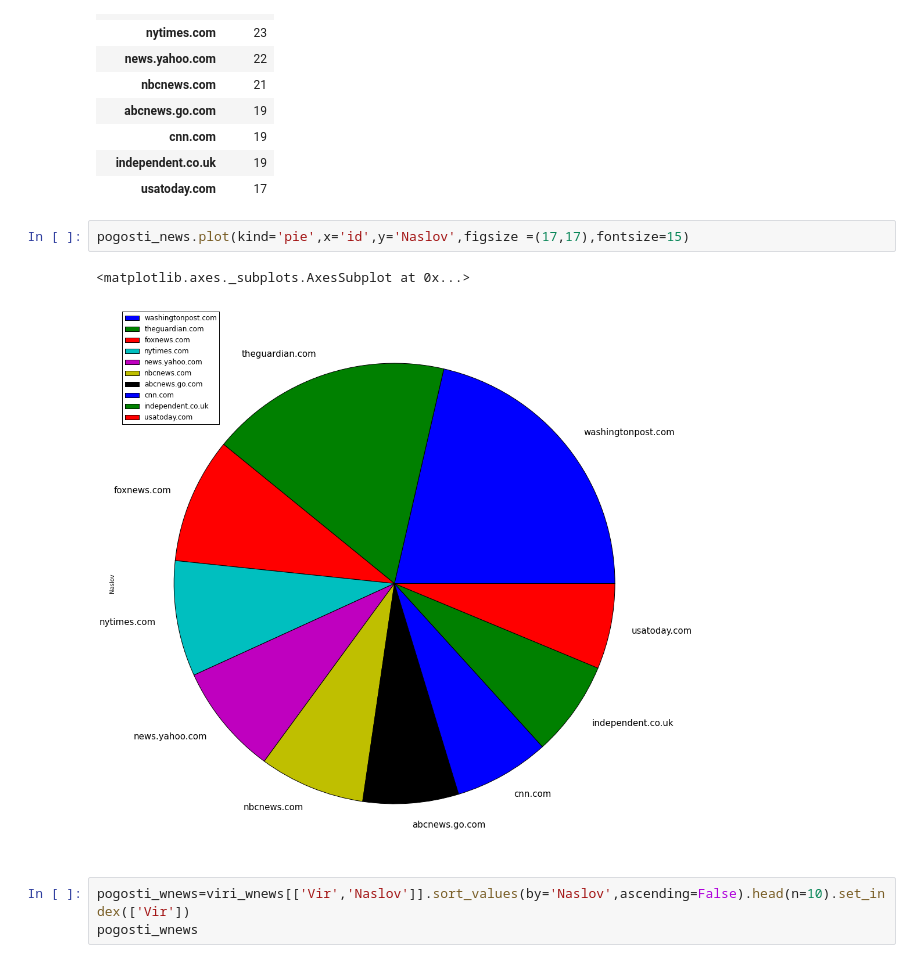
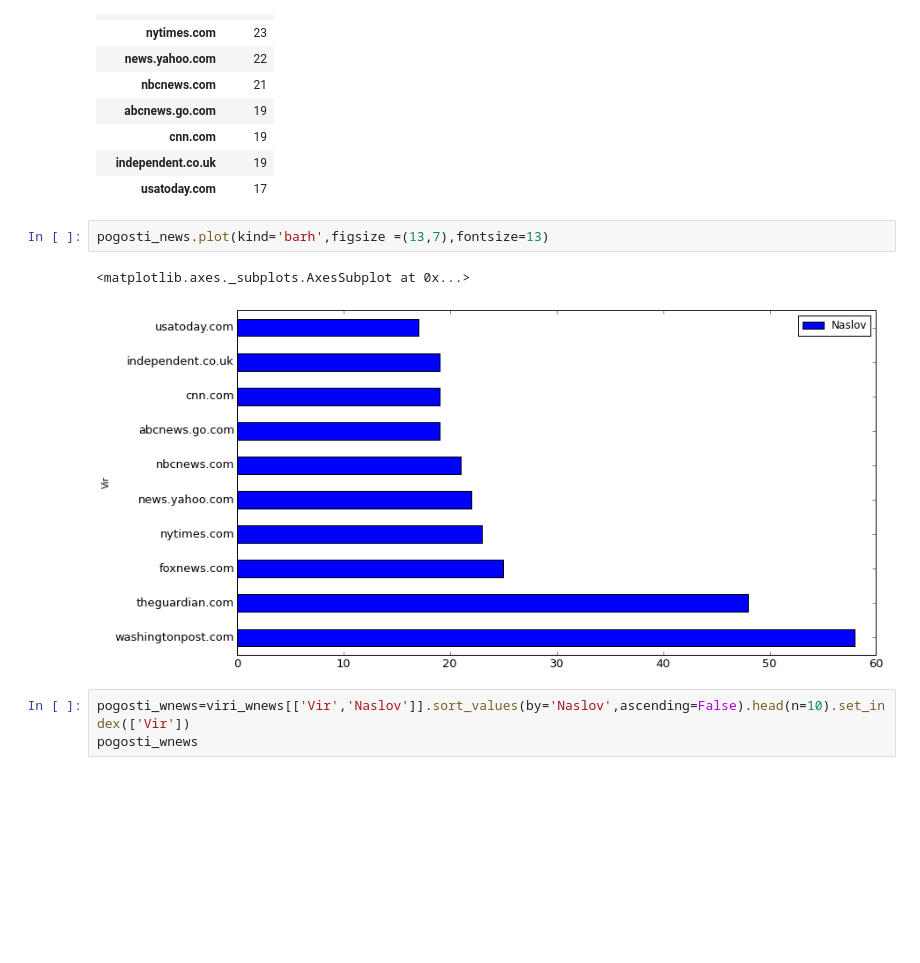
Before and after one commit to julijatominc/novice-Reddit, a Jupyter notebook: Analiza_novic.ipynb, the cells around one changed output. Saved outputs shown, nothing was run; the diff lists cells and outputs as text; blank space fills up the shorter version.

```diff
--- a/Analiza_novic.ipynb
+++ b/Analiza_novic.ipynb
@@ -57,10 +59,10 @@ pogosti_news
 | independent.co.uk | 19 |
 | usatoday.com | 17 |
 # %%
-pogosti_news.plot(kind='pie',x='id',y='Naslov',figsize =(17,17),fontsize=15)
+pogosti_news.plot(kind='barh',figsize =(13,7),fontsize=13)
 # %% [output]
 <matplotlib.axes._subplots.AxesSubplot at 0x...>
-[figure, old version]
+[figure, new version]
 # %%
 pogosti_wnews=viri_wnews[['Vir','Naslov']].sort_values(by='Naslov',ascending=False).head(n=10).set_index(['Vir'])
 pogosti_wnews
```
Also changed, not shown: parts of 49 cells of this notebook.
